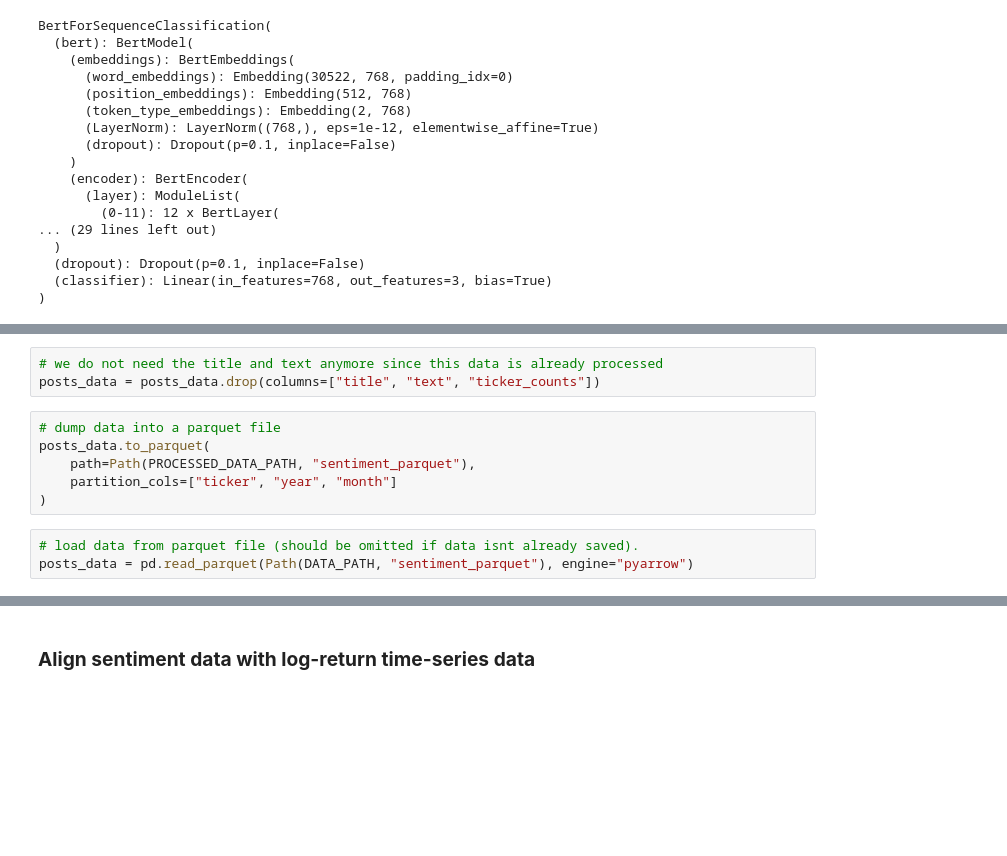
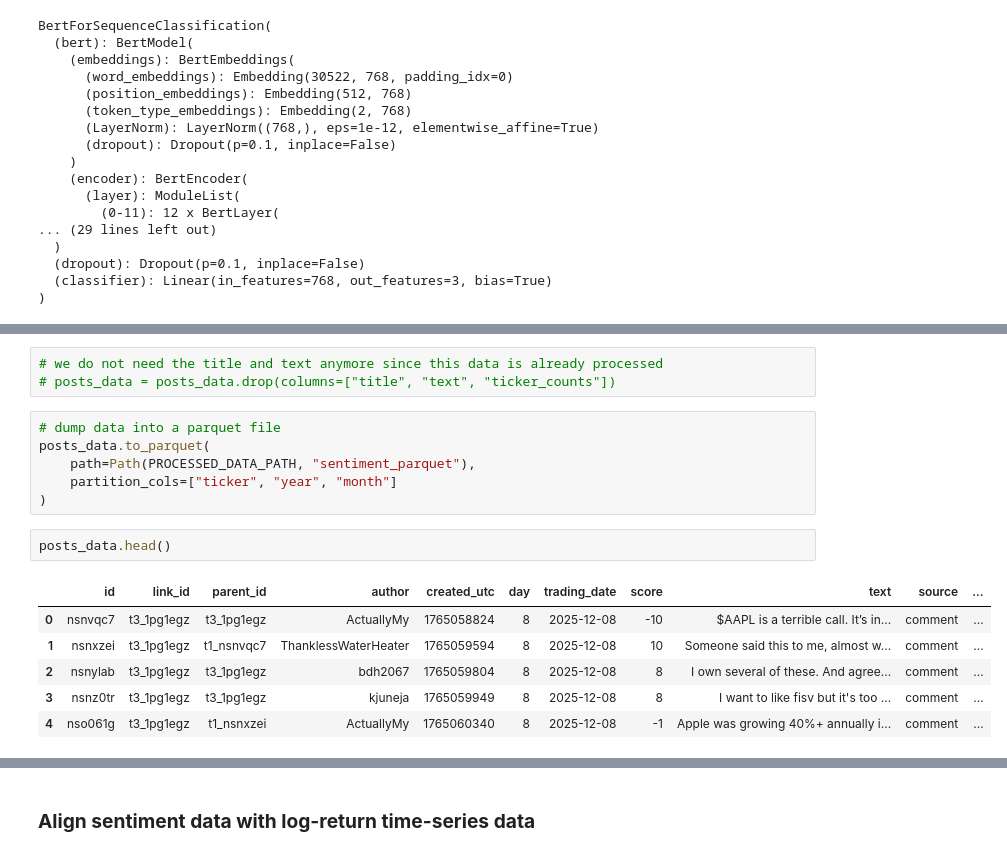
Before and after one commit to agussarsson/degree_project, a Jupyter notebook: notebooks/preprocessor.ipynb, the cells around one changed output, grey strips where cells are left out. Drawn from its saved outputs; the diff is of its cells as text; blank space fills up the shorter version.

```diff
--- a/notebooks/preprocessor.ipynb
+++ b/notebooks/preprocessor.ipynb
@@ -453,12 +598,18 @@ Name: sentiment_label, Length: 9229, dtype: str
 # %%
 # we do not need the title and text anymore since this data is already processed
-posts_data = posts_data.drop(columns=["title", "text", "ticker_counts"])
+# posts_data = posts_data.drop(columns=["title", "text", "ticker_counts"])
 # %%
 # dump data into a parquet file
 posts_data.to_parquet(
     path=Path(PROCESSED_DATA_PATH, "sentiment_parquet"),
     partition_cols=["ticker", "year", "month"]
 )
-# %%
-# load data from parquet file (should be omitted if data isnt already saved).
-posts_data = pd.read_parquet(Path(DATA_PATH, "sentiment_parquet"), engine="pyarrow")
+# %%
+posts_data.head()
+# %% [output]
+|  | id | link_id | parent_id | author | created_utc | day | trading_date | score | text | source | ... |
+| 0 | nsnvqc7 | t3_1pg1egz | t3_1pg1egz | ActuallyMy | 1765058824 | 8 | 2025-12-08 | -10 | $AAPL is a terrible call. It’s in... | comment | ... |
+| 1 | nsnxzei | t3_1pg1egz | t1_nsnvqc7 | ThanklessWaterHeater | 1765059594 | 8 | 2025-12-08 | 10 | Someone said this to me, almost w... | comment | ... |
+| 2 | nsnylab | t3_1pg1egz | t3_1pg1egz | bdh2067 | 1765059804 | 8 | 2025-12-08 | 8 | I own several of these. And agree... | comment | ... |
+| 3 | nsnz0tr | t3_1pg1egz | t3_1pg1egz | kjuneja | 1765059949 | 8 | 2025-12-08 | 8 | I want to like fisv but it's too ... | comment | ... |
+| 4 | nso061g | t3_1pg1egz | t1_nsnxzei | ActuallyMy | 1765060340 | 8 | 2025-12-08 | -1 | Apple was growing 40%+ annually i... | comment | ... |
```
Also changed, not shown: parts of 29 cells of this notebook.
